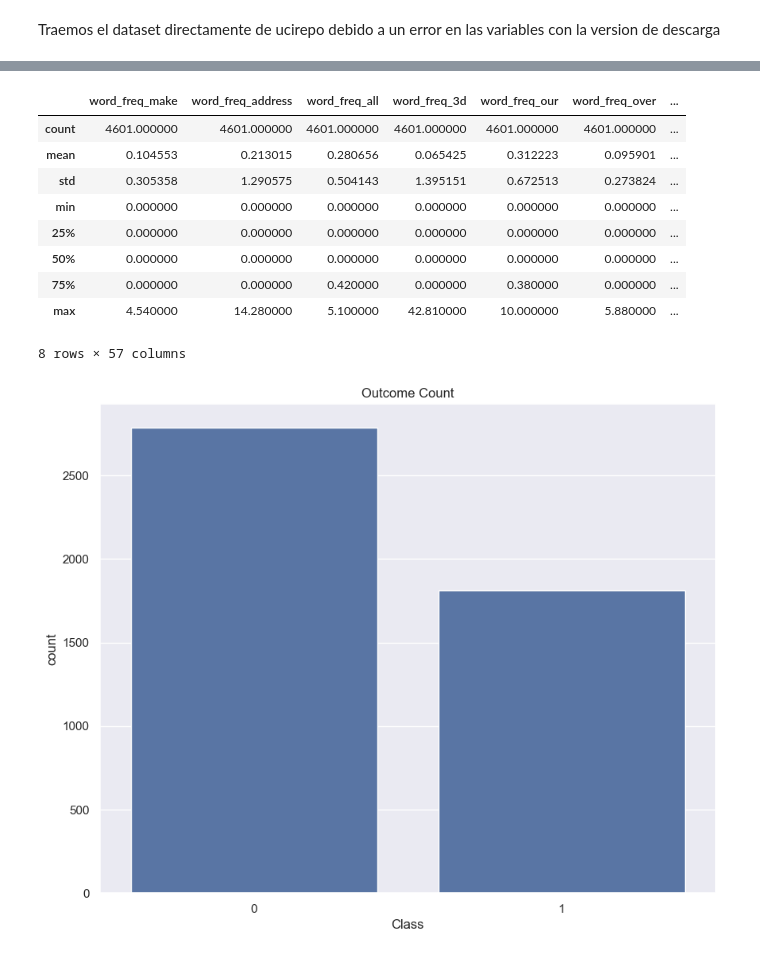
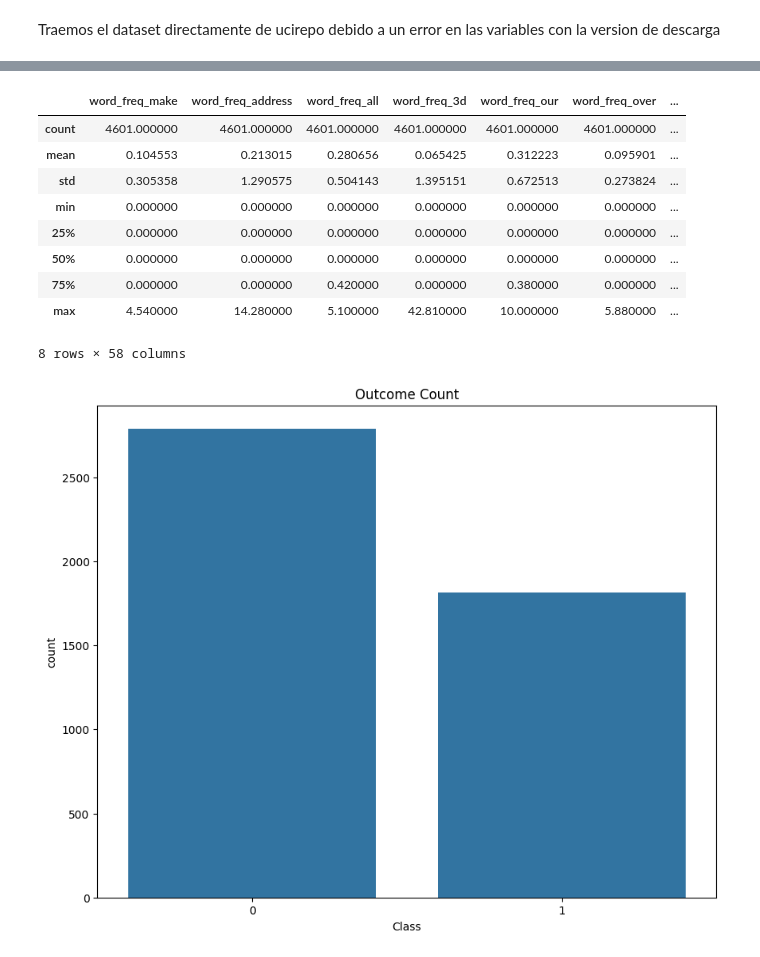
Before and after one commit to Myself2903/Spam-classification-problem, a Jupyter notebook: main.ipynb, the cells around one changed output, grey strips where cells are left out. Cells and saved outputs as stored; diff of their text form; code cells hidden in the pictures.

```diff
--- a/main.ipynb
+++ b/main.ipynb
@@ -36,0 +13,7 @@ memory usage: 2.0 MB
+# %%
+spambase = fetch_ucirepo(id=94)
+data = spambase.data.original
+
+data.info()
+if any(data.isnull().sum()>0): print("Missing values")
+else: print("No missing values")
@@ -37,5 +38,5 @@ memory usage: 2.0 MB
 # %%
-X.describe()
+data.describe()
 # %% [output]
 |  | word_freq_make | word_freq_address | word_freq_all | word_freq_3d | word_freq_our | word_freq_over | ... |
 | count | 4601.000000 | 4601.000000 | 4601.000000 | 4601.000000 | 4601.000000 | 4601.000000 | ... |
@@ -46,12 +47,12 @@ X.describe()
 | 50% | 0.000000 | 0.000000 | 0.000000 | 0.000000 | 0.000000 | 0.000000 | ... |
 | 75% | 0.000000 | 0.000000 | 0.420000 | 0.000000 | 0.380000 | 0.000000 | ... |
 | max | 4.540000 | 14.280000 | 5.100000 | 42.810000 | 10.000000 | 5.880000 | ... |
-8 rows × 57 columns
+8 rows × 58 columns
 # %%
 #Histograma del atributo clase
 ax=plt.subplots(1,1,figsize=(10,8))
-sns.countplot(x='Class',data=y)
+sns.countplot(x='Class',data=data)
 plt.title("Outcome Count")
 plt.show()
 # %% [output]
-[figure, old version]
+[figure, new version]
```
Also changed, not shown: parts of 9 cells of this notebook, 1 other file.
